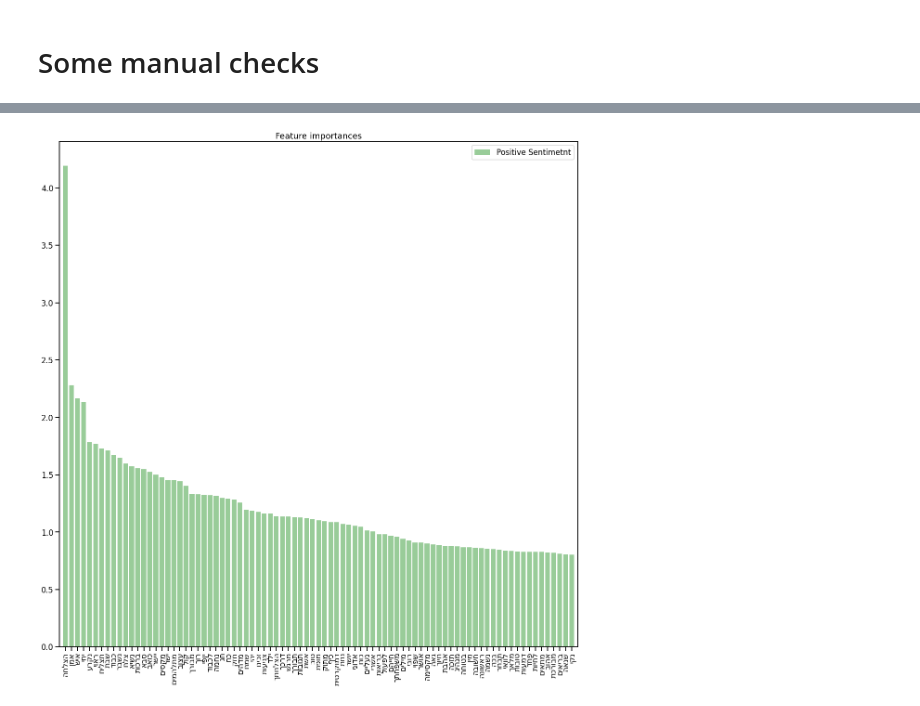
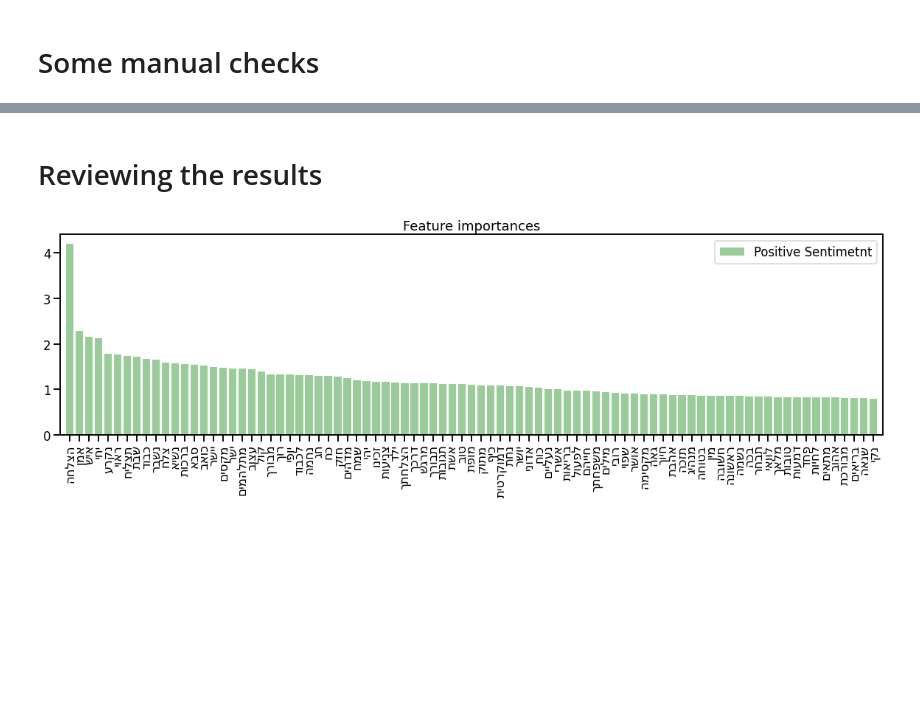
Before and after one commit to jony6484/sentiment_classifier, a Jupyter notebook: sentiment_classification_tfidf_logistic.ipynb, the cells around one changed output, grey strips where cells are left out. Drawn from its saved outputs; the diff is of its cells as text; code cells hidden in the pictures; blank space fills up the shorter version.

```diff
--- a/sentiment_classification_tfidf_logistic.ipynb
+++ b/sentiment_classification_tfidf_logistic.ipynb
@@ -139,0 +14,5 @@ y_test.shape
+# %%
+data_train = pd.read_csv('./data/morph_train.tsv', delimiter='\t', header=None, quoting=3, names=['text', 'numeric_label'])
+data_train['type'] = 'train'
+data_test = pd.read_csv('./data/morph_test.tsv', delimiter='\t', header=None, quoting=3, names=['text', 'numeric_label'])
+data_test['type'] = 'test'
@@ -139,0 +96,2 @@ y_test.shape
+# %%
+label_dic = {0 : 'positive', 1 : 'negative', 2 : 'neutral'}
@@ -139,0 +100,11 @@ y_test.shape
+# %%
+def df_cleaner(df, stopwords=heb_stopwords ):
+    df['text'] = remove_stopwords(df['text'].copy(), stopwords)
+    df['text'] = keep_only_hebrew_and_emoj(df['text'].copy())
+    df['label'] = df['numeric_label'].apply(lambda label: label_dic[label])
+    return df
+
+# Training set:
+data_train = df_cleaner(data_train)
+# Test set:
+data_test = df_cleaner(data_test)
@@ -142,7 +158,9 @@ y_test.shape
 # %%
 vectorizer = choose_vectorizer('tfidf', max_features=900)
-X_train = vectorizer.fit_transform(docs_train).toarray()
-X_test = vectorizer.transform(docs_test).toarray()
+X_train = vectorizer.fit_transform(data_train['text']).toarray()
+y_train = data_train['numeric_label']
+X_test = vectorizer.transform(data_test['text']).toarray()
+y_test = data_test['numeric_label']
 # %%
 print(X_train.shape, y_train.shape)
 print(X_test.shape, y_test.shape)
@@ -248,0 +251,2 @@ plot_cloud(wordcloud)
+# %% [markdown]
+# Reviewing the results
@@ -249,20 +262,12 @@ plot_cloud(wordcloud)
 # %%
-from bidi.algorithm import get_display
-feature_names = vectorizer.get_feature_names()
-feature_names_inveted = [get_display(word) for word in feature_names]
-importances = classifier.coef_
-sorted_importances = []
-for i in range(3):
-    zipped_lists = zip(importances[i], feature_names_inveted)
-    sorted_importances.append(dict(sorted(zipped_lists)[::-1]))
 feature_count = 85
-plt.figure(figsize = (20,20))
+plt.figure(figsize = (20,5))
 plt.title("Feature importances")
 plt.bar(range(feature_count), list(sorted_importances[0].keys())[:feature_count], color="g", align="center", label='Positive Sentimetnt', alpha=0.4)
 plt.xticks(range(feature_count), list(sorted_importances[0].values())[:feature_count], rotation=90)
 plt.xlim([-1, feature_count])
 plt.legend()
 plt.show()
 # %% [output]
-[figure, old version]
+[figure, new version]
 # %%
```
Also changed, not shown: parts of 68 cells of this notebook.
